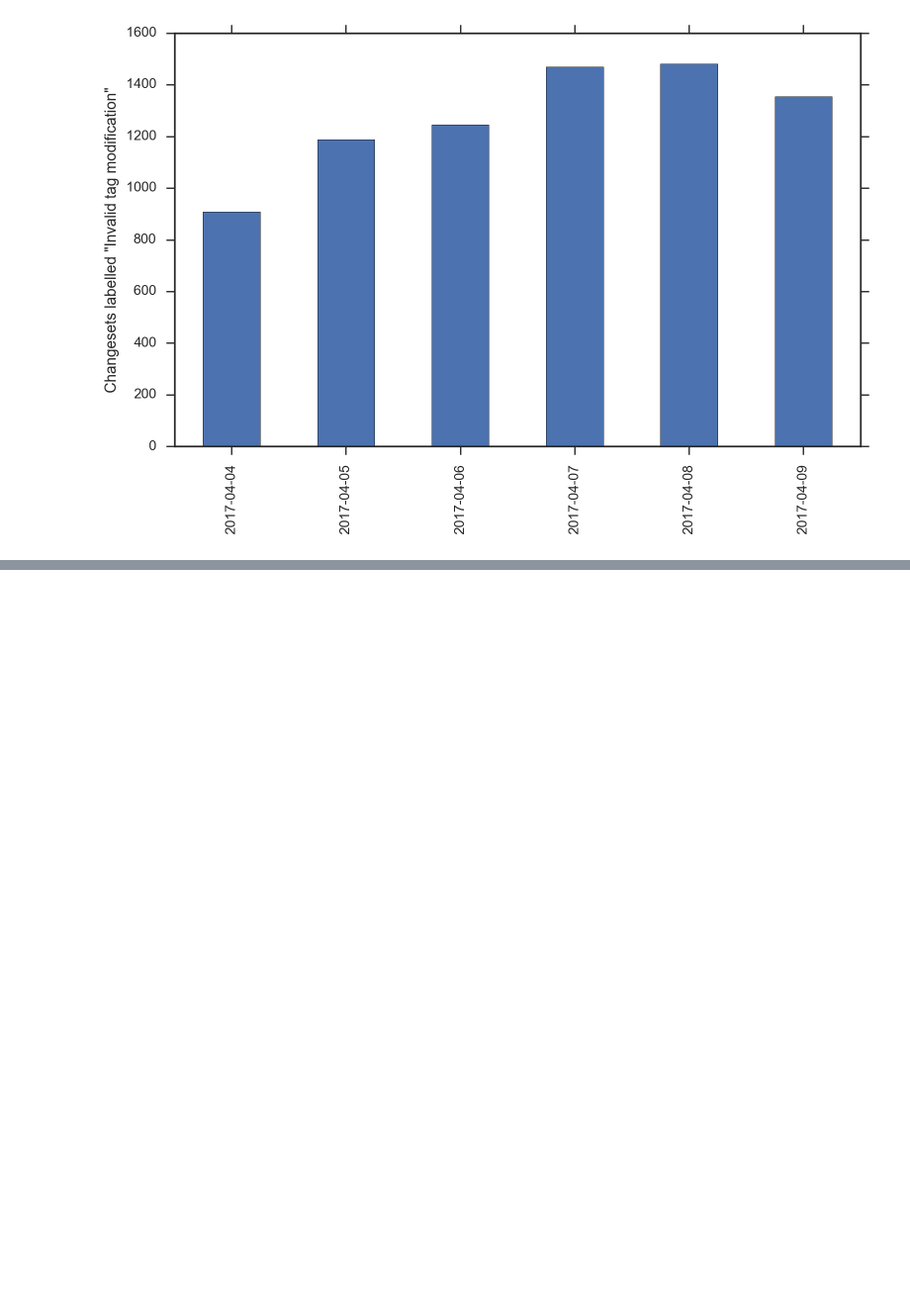
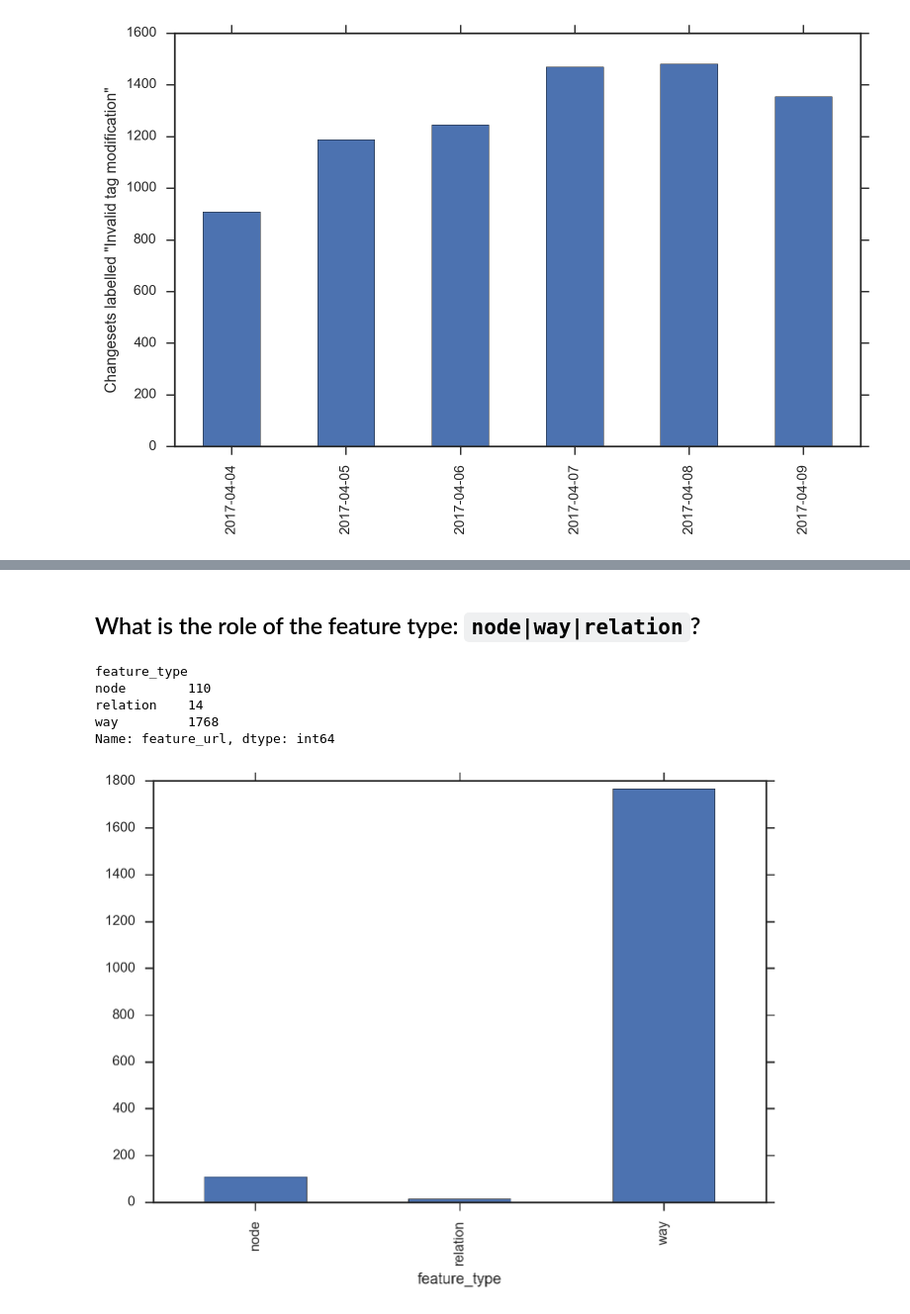
Before and after one commit to mapbox/osm-compare, a Jupyter notebook: analysis/invalid-tag-modification/invalid-tag-modification-v2.ipynb, the cells around one changed output, grey strips where cells are left out. Shown at 99% size. Cells and saved outputs as stored; diff of their text form; code cells hidden in the pictures; blank space fills up the shorter version.

```diff
--- a/analysis/invalid-tag-modification/invalid-tag-modification-v2.ipynb
+++ b/analysis/invalid-tag-modification/invalid-tag-modification-v2.ipynb
@@ -130,0 +260,13 @@ ax.set_ylabel('Number of features')
+# %% [markdown]
+## What is the role of the feature type: `node|way|relation`?
+# %%
+feature_type_counts = modifications.groupby('feature_type')['feature_url'].count()
+feature_type_counts.plot.bar()
+feature_type_counts
+# %% [output]
+feature_type
+node        110
+relation    14
+way         1768
+Name: feature_url, dtype: int64
+[figure, added]
```
Also changed, not shown: parts of 23 cells of this notebook.
